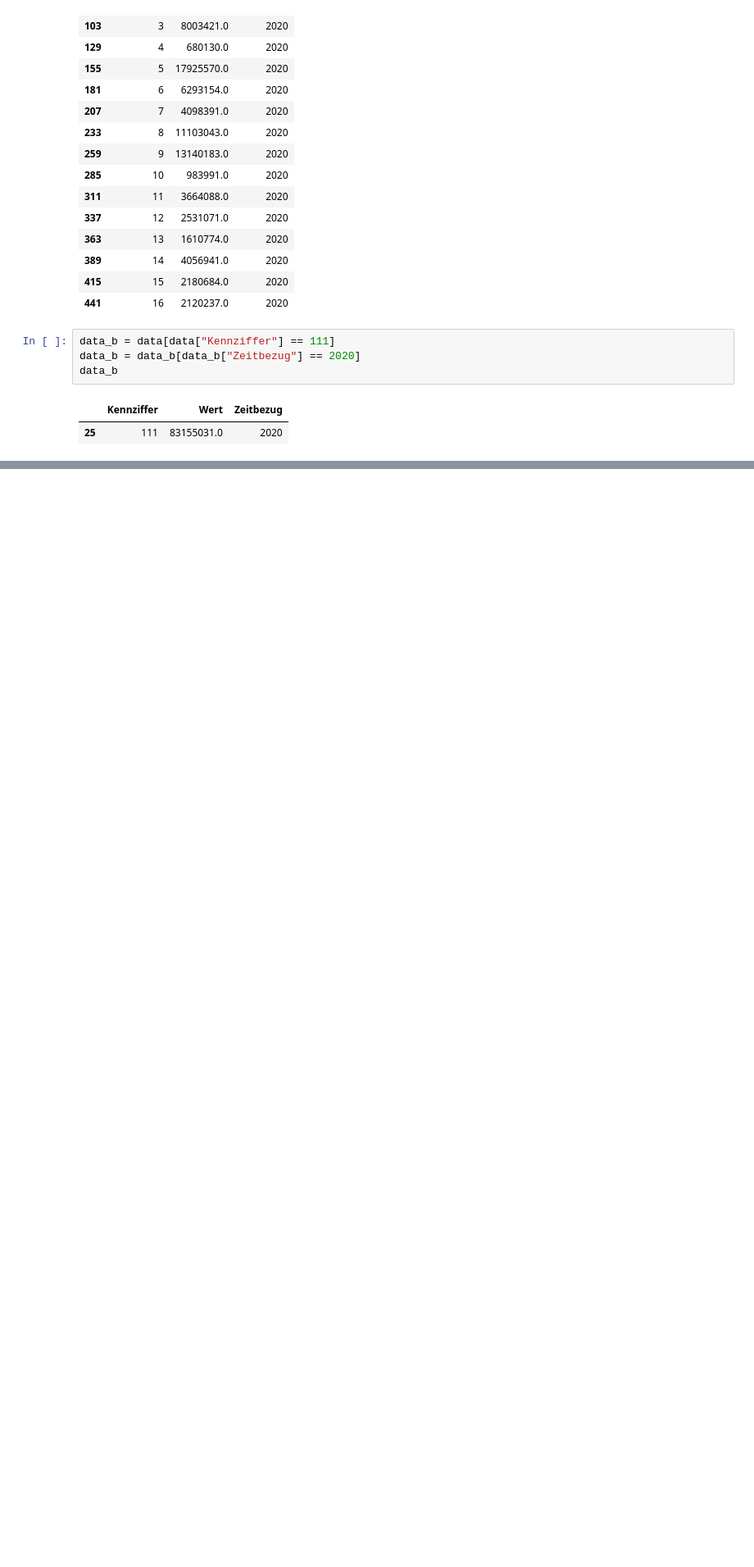
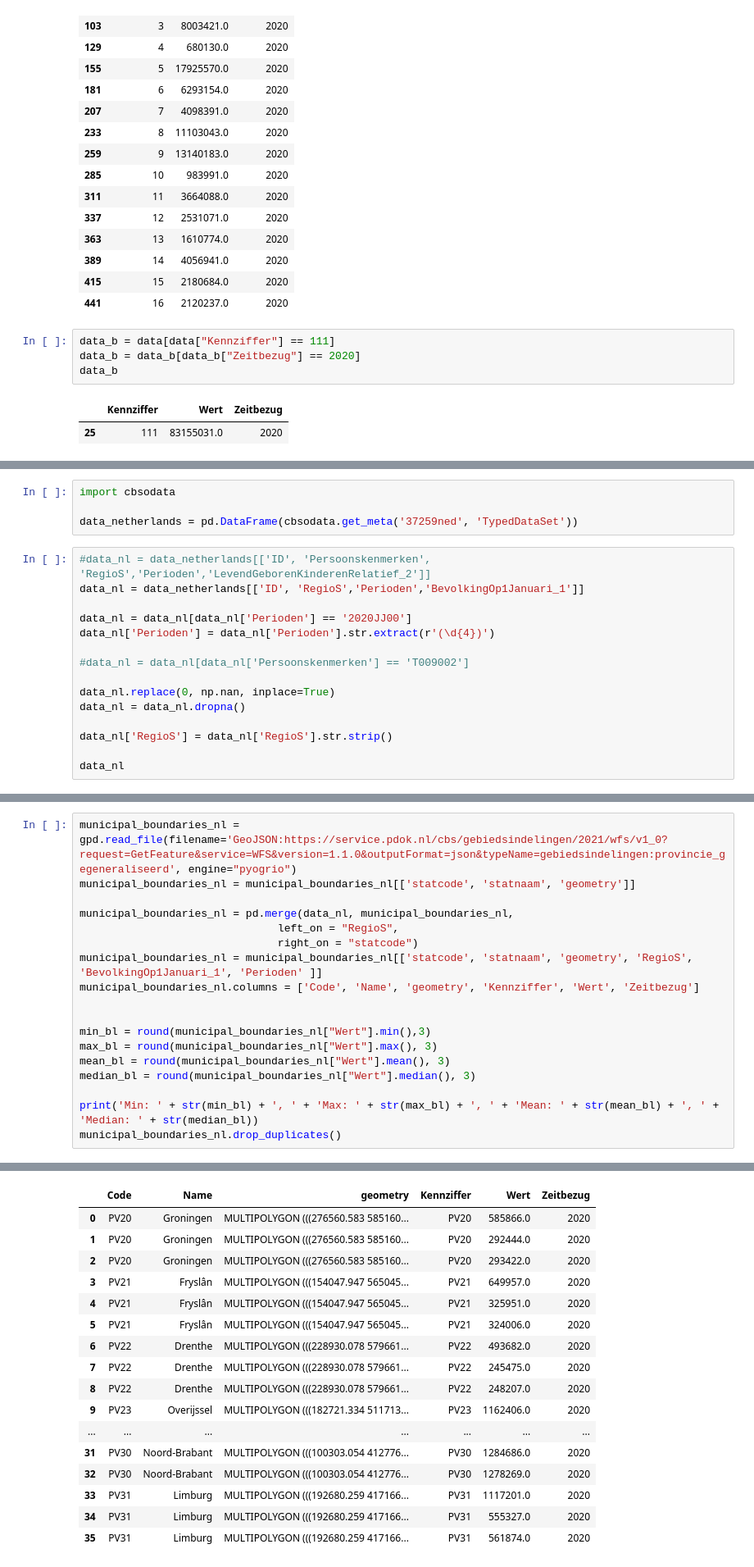
Before and after one commit to HipsterJulius/VSCODE, a Jupyter notebook: inkar-indicators/src/checkingData.ipynb, the cells around one changed output, grey strips where cells are left out. Shown at 82% size. Drawn from its saved outputs; the diff is of its cells as text; blank space fills up the shorter version.

```diff
--- a/inkar-indicators/src/checkingData.ipynb
+++ b/inkar-indicators/src/checkingData.ipynb
@@ -302,0 +357,19 @@ data_b
+# %%
+import cbsodata
+
+data_netherlands = pd.DataFrame(cbsodata.get_meta('37259ned', 'TypedDataSet'))
+# %%
+#data_nl = data_netherlands[['ID', 'Persoonskenmerken', 'RegioS','Perioden','LevendGeborenKinderenRelatief_2']]
+data_nl = data_netherlands[['ID', 'RegioS','Perioden','BevolkingOp1Januari_1']]
+
+data_nl = data_nl[data_nl['Perioden'] == '2020JJ00']
+data_nl['Perioden'] = data_nl['Perioden'].str.extract(r'(\d{4})')
+
+#data_nl = data_nl[data_nl['Persoonskenmerken'] == 'T009002']
+
+data_nl.replace(0, np.nan, inplace=True)
+data_nl = data_nl.dropna()
+
+data_nl['RegioS'] = data_nl['RegioS'].str.strip()
+
+data_nl
@@ -302,0 +425,19 @@ data_b
+# %%
+municipal_boundaries_nl = gpd.read_file(filename='GeoJSON:https://service.pdok.nl/cbs/gebiedsindelingen/2021/wfs/v1_0?request=GetFeature&service=WFS&version=1.1.0&outputFormat=json&typeName=gebiedsindelingen:provincie_gegeneraliseerd', engine="pyogrio")
+municipal_boundaries_nl = municipal_boundaries_nl[['statcode', 'statnaam', 'geometry']]
+
+municipal_boundaries_nl = pd.merge(data_nl, municipal_boundaries_nl,
+                               left_on = "RegioS",
+                               right_on = "statcode")
+municipal_boundaries_nl = municipal_boundaries_nl[['statcode', 'statnaam', 'geometry', 'RegioS', 'BevolkingOp1Januari_1', 'Perioden' ]]
+municipal_boundaries_nl.columns = ['Code', 'Name', 'geometry', 'Kennziffer', 'Wert', 'Zeitbezug']
+
+
+min_bl = round(municipal_boundaries_nl["Wert"].min(),3)
+max_bl = round(municipal_boundaries_nl["Wert"].max(), 3)
+mean_bl = round(municipal_boundaries_nl["Wert"].mean(), 3)
+median_bl = round(municipal_boundaries_nl["Wert"].median(), 3)
+
+print('Min: ' + str(min_bl) + ', ' + 'Max: ' + str(max_bl) + ', ' + 'Mean: ' + str(mean_bl) + ', ' + 'Median: ' + str(median_bl))
+municipal_boundaries_nl.drop_duplicates()
+# %% [output]
@@ -302,0 +445,17 @@ data_b
+|  | Code | Name | geometry | Kennziffer | Wert | Zeitbezug |
+| 0 | PV20 | Groningen | MULTIPOLYGON (((276560.583 585160... | PV20 | 585866.0 | 2020 |
+| 1 | PV20 | Groningen | MULTIPOLYGON (((276560.583 585160... | PV20 | 292444.0 | 2020 |
+| 2 | PV20 | Groningen | MULTIPOLYGON (((276560.583 585160... | PV20 | 293422.0 | 2020 |
+| 3 | PV21 | Fryslân | MULTIPOLYGON (((154047.947 565045... | PV21 | 649957.0 | 2020 |
+| 4 | PV21 | Fryslân | MULTIPOLYGON (((154047.947 565045... | PV21 | 325951.0 | 2020 |
+| 5 | PV21 | Fryslân | MULTIPOLYGON (((154047.947 565045... | PV21 | 324006.0 | 2020 |
+| 6 | PV22 | Drenthe | MULTIPOLYGON (((228930.078 579661... | PV22 | 493682.0 | 2020 |
+| 7 | PV22 | Drenthe | MULTIPOLYGON (((228930.078 579661... | PV22 | 245475.0 | 2020 |
+| 8 | PV22 | Drenthe | MULTIPOLYGON (((228930.078 579661... | PV22 | 248207.0 | 2020 |
+| 9 | PV23 | Overijssel | MULTIPOLYGON (((182721.334 511713... | PV23 | 1162406.0 | 2020 |
+| ... | ... | ... | ... | ... | ... | ... |
+| 31 | PV30 | Noord-Brabant | MULTIPOLYGON (((100303.054 412776... | PV30 | 1284686.0 | 2020 |
+| 32 | PV30 | Noord-Brabant | MULTIPOLYGON (((100303.054 412776... | PV30 | 1278269.0 | 2020 |
+| 33 | PV31 | Limburg | MULTIPOLYGON (((192680.259 417166... | PV31 | 1117201.0 | 2020 |
+| 34 | PV31 | Limburg | MULTIPOLYGON (((192680.259 417166... | PV31 | 555327.0 | 2020 |
+| 35 | PV31 | Limburg | MULTIPOLYGON (((192680.259 417166... | PV31 | 561874.0 | 2020 |
```
Also changed, not shown: parts of 19 cells of this notebook.
